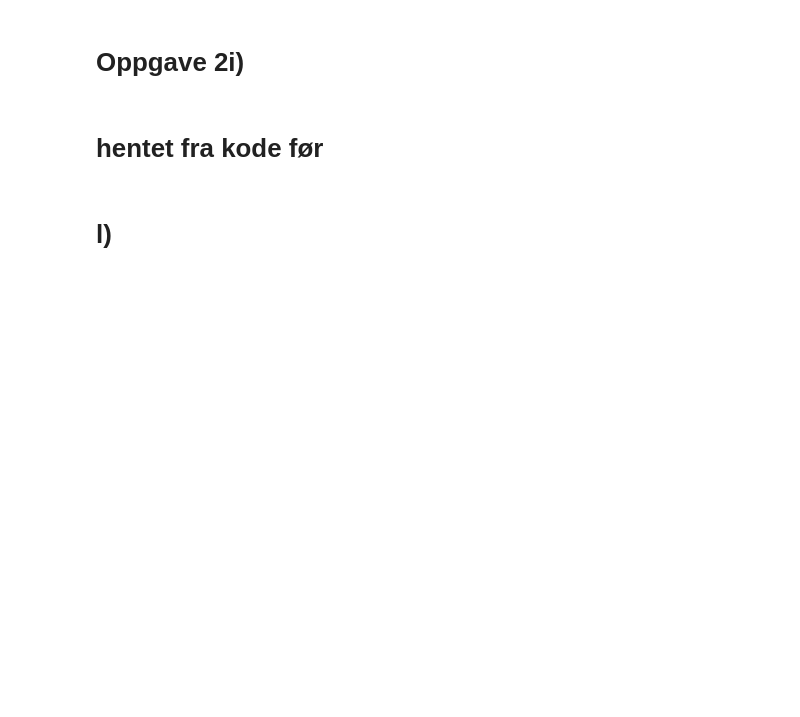
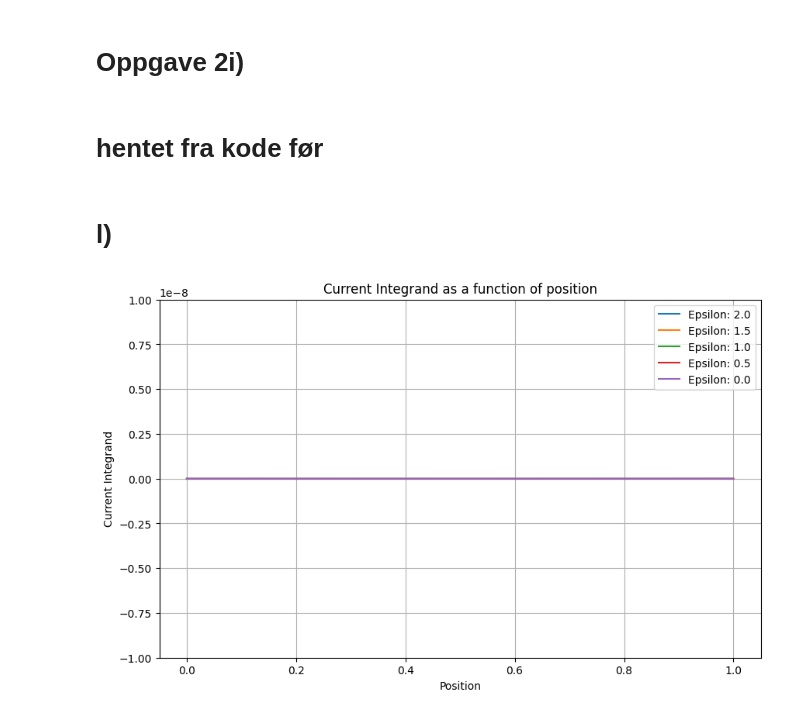
Before and after one commit to marieke-vaske/VitBer-TekFys, a Jupyter notebook: Oppg2l.ipynb, the cells around one changed output. Saved outputs shown, nothing was run; the diff lists cells and outputs as text; code cells hidden in the pictures; blank space fills up the shorter version.

```diff
--- a/Oppg2l.ipynb
+++ b/Oppg2l.ipynb
@@ -90,8 +90,6 @@ def boundaryConditionsNormal(vLeft, vRight):
 def boundaryConditionsSuperconductur(vLeft, vRight):
     zeta = 3
     l = 1
-    phiL = 0
-    phiR = 0
     delta = 0.01
 
     s = np.sinh(np.arctanh(1/(epsilon+delta*1j)))
@@ -100,11 +98,11 @@ def boundaryConditionsSuperconductur(vLeft, vRight):
     gammaL = np.block([[0, +s/(1+c)],
                       [-s/(1+c), 0]]) * np.exp(1j*phiL)
     gammaTildeL = np.block([[0, -s/(1+c)],
-                      [+s/(1+c), 0]]) * np.exp(1j*phiL)
+                      [+s/(1+c), 0]]) * np.exp(-1j*phiL)
     gammaR = np.block([[0, +s/(1+c)],
                       [-s/(1+c), 0]]) * np.exp(1j*phiR)
     gammaTildeR = np.block([[0, -s/(1+c)],
-                      [+s/(1+c), 0]]) * np.exp(1j*phiR)
+                      [+s/(1+c), 0]]) * np.exp(-1j*phiR)
 
     gamma0, gammaTilde0, omega0, omegaTilde0 = GammaAndOmegaFromv(vLeft)
     gammaEnd, gammaTildeEnd, omegaEnd, omegaTildeEnd = GammaAndOmegaFromv(vRight)
@@ -186 +190,32 @@ def currentIntegrand(x, vec):
     return current
+# %%
+import scipy
+import numpy as np
+import matplotlib.pyplot as plt
+from tqdm import tqdm
+
+l = 1
+m = 100
+phiL = 0
+phiR = 0
+
+x = np.linspace(0, l, m)
+y = np.zeros((32,m))
+epsilons = np.array([2, 1.5, 1, 0.5, 0])
+vLeft, vRight = np.zeros(32), np.zeros(32)
+
+plt.figure(figsize=(10, 6))
+for epsilon in tqdm(epsilons, "Processing epsilons"):
+    sol = scipy.integrate.solve_bvp(derivativeForPosition, boundaryConditionsSuperconductur, x, y)
+    current = currentIntegrand(x, sol.sol(x))
+    plt.plot(x, current, label=f"Epsilon: {epsilon}")
+    y = sol.sol(x)
+plt.xlabel('Position')
+plt.ylabel('Current Integrand')
+plt.title('Current Integrand as a function of position')
+plt.ylim(-10**-8, 10**-8)
+plt.legend()
+plt.grid(True)
+plt.show()
+# %% [output]
+[figure, added]
```
Also changed, not shown: parts of 1 cell of this notebook, 4 other files.
